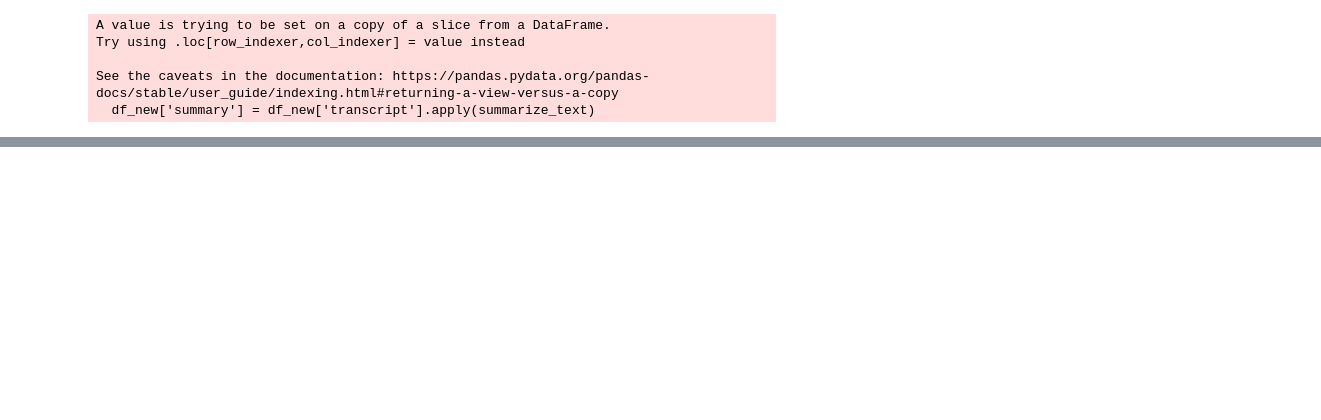
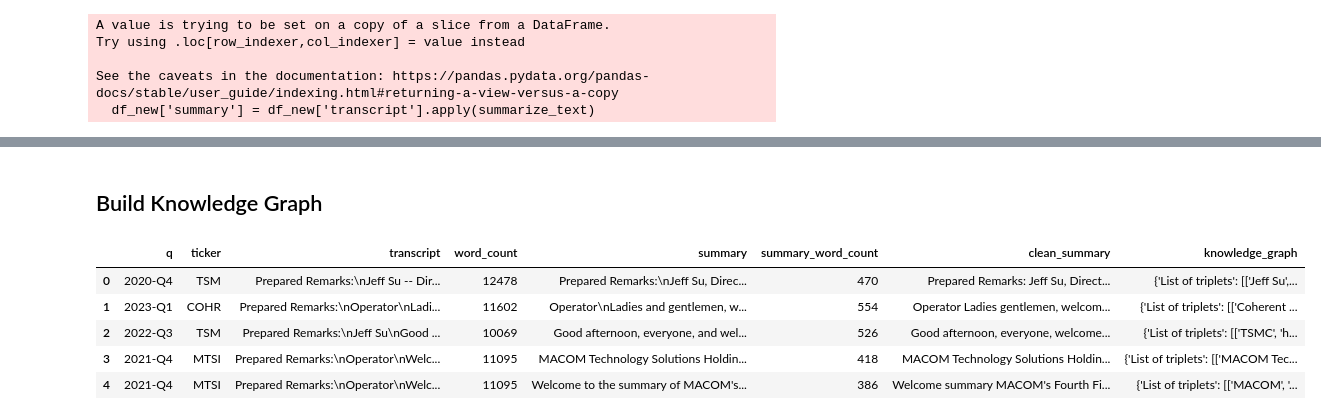
Before and after one commit to pattssun/knowledge-graph, a Jupyter notebook: kg_earnings.ipynb, the cells around one changed output, grey strips where cells are left out. Saved outputs shown, nothing was run; the diff lists cells and outputs as text; code cells hidden in the pictures; blank space fills up the shorter version.

```diff
--- a/kg_earnings.ipynb
+++ b/kg_earnings.ipynb
@@ -217,3 +245,5 @@ See the caveats in the documentation: https://pandas.pydata.org/pandas-docs/stab
+# %% [markdown]
+## Build Knowledge Graph
 # %%
 def build_knowledge_graph(transcript_summary):
     '''Extract knowledge graph from summarized text using schema'''
@@ -238,0 +295,9 @@ def build_knowledge_graph(transcript_summary):
+# %%
+df_earnings.head()
+# %% [output]
+|  | q | ticker | transcript | word_count | summary | summary_word_count | clean_summary | knowledge_graph |
+| 0 | 2020-Q4 | TSM | Prepared Remarks:\nJeff Su -- Dir... | 12478 | Prepared Remarks:\nJeff Su, Direc... | 470 | Prepared Remarks: Jeff Su, Direct... | {'List of triplets': [['Jeff Su',... |
+| 1 | 2023-Q1 | COHR | Prepared Remarks:\nOperator\nLadi... | 11602 | Operator\nLadies and gentlemen, w... | 554 | Operator Ladies gentlemen, welcom... | {'List of triplets': [['Coherent ... |
+| 2 | 2022-Q3 | TSM | Prepared Remarks:\nJeff Su\nGood ... | 10069 | Good afternoon, everyone, and wel... | 526 | Good afternoon, everyone, welcome... | {'List of triplets': [['TSMC', 'h... |
+| 3 | 2021-Q4 | MTSI | Prepared Remarks:\nOperator\nWelc... | 11095 | MACOM Technology Solutions Holdin... | 418 | MACOM Technology Solutions Holdin... | {'List of triplets': [['MACOM Tec... |
+| 4 | 2021-Q4 | MTSI | Prepared Remarks:\nOperator\nWelc... | 11095 | Welcome to the summary of MACOM's... | 386 | Welcome summary MACOM's Fourth Fi... | {'List of triplets': [['MACOM', '... |
```
Also changed, not shown: parts of 22 cells of this notebook, 2 other files.
